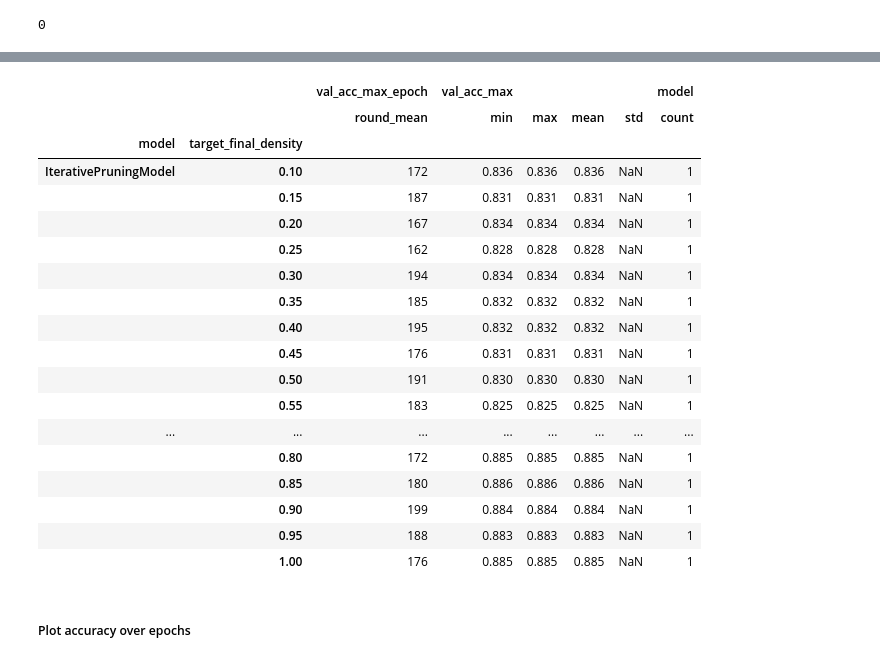
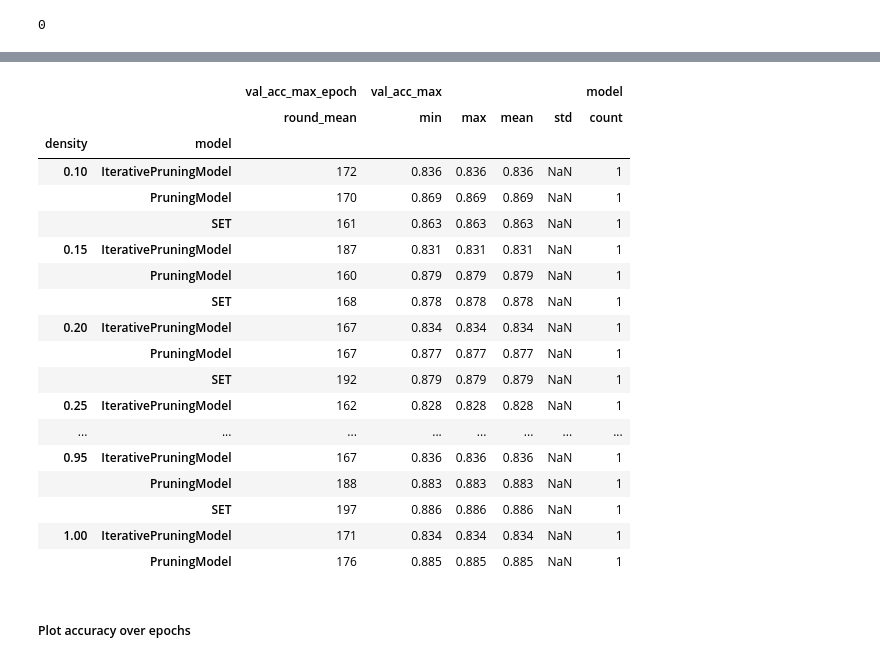
Before and after one commit to numenta/nupic.research, a Jupyter notebook: projects/dynamic_sparse/notebooks/ExperimentAnalysis-Comparisons.ipynb, the cells around one changed output, grey strips where cells are left out. Drawn from its saved outputs; the diff is of its cells as text; code cells hidden in the pictures.

```diff
--- a/projects/dynamic_sparse/notebooks/ExperimentAnalysis-Comparisons.ipynb
+++ b/projects/dynamic_sparse/notebooks/ExperimentAnalysis-Comparisons.ipynb
@@ -87,6 +87,6 @@ sns.set_palette("colorblind")
 # %% [markdown]
 ## Load and check data
 # %%
-exps = ['comparison_set']
+exps = ['comparison_pruning_2' , 'comparison_iterative_pruning_2', 'comparison_set_2']
 paths = [os.path.expanduser("~/nta/results/{}".format(e)) for e in exps]
 df = load_many(paths)
@@ -95,7 +93,3 @@ IndexError: list index out of range
-# %%
-exps = ['comparison_pruning_2' , 'comparison_iterative_pruning_2'] # , 'comparison_set']
-paths = [os.path.expanduser("~/nta/results/{}".format(e)) for e in exps]
-df = load_many(paths)
 # %%
 df.head(5)
 # %% [output]
@@ -171,3 +129,8 @@ Index(['Experiment Name', 'train_acc_max', 'train_acc_max_epoch',
+# %%
+# calculate density for each model
+df.loc[df['model'] == 'PruningModel', 'density'] = df.loc[df['model'] == 'PruningModel', 'target_final_density']
+df.loc[df['model'] == 'IterativePruningModel', 'density'] = df.loc[df['model'] == 'IterativePruningModel', 'target_final_density']
+df.loc[df['model'] == 'SET', 'density'] = df.loc[df['model'] == 'SET', 'on_perc']
 # %% [markdown]
  ## Analysis
 # %% [markdown]
@@ -229,24 +172,24 @@ Name: experiment_type, dtype: object
 # %%
-agg(['model', 'target_final_density'])
+agg(['density', 'model'])
 # %% [output]
 |  |  | val_acc_max_epoch | val_acc_max |  |  |  | model |
 |  |  | round_mean | min | max | mean | std | count |
-| model | target_final_density |  |  |  |  |  |  |
-| IterativePruningModel | 0.10 | 172 | 0.836 | 0.836 | 0.836 | NaN | 1 |
-|  | 0.15 | 187 | 0.831 | 0.831 | 0.831 | NaN | 1 |
-|  | 0.20 | 167 | 0.834 | 0.834 | 0.834 | NaN | 1 |
-|  | 0.25 | 162 | 0.828 | 0.828 | 0.828 | NaN | 1 |
-|  | 0.30 | 194 | 0.834 | 0.834 | 0.834 | NaN | 1 |
-|  | 0.35 | 185 | 0.832 | 0.832 | 0.832 | NaN | 1 |
-|  | 0.40 | 195 | 0.832 | 0.832 | 0.832 | NaN | 1 |
-|  | 0.45 | 176 | 0.831 | 0.831 | 0.831 | NaN | 1 |
-|  | 0.50 | 191 | 0.830 | 0.830 | 0.830 | NaN | 1 |
-|  | 0.55 | 183 | 0.825 | 0.825 | 0.825 | NaN | 1 |
+| density | model |  |  |  |  |  |  |
+| 0.10 | IterativePruningModel | 172 | 0.836 | 0.836 | 0.836 | NaN | 1 |
+|  | PruningModel | 170 | 0.869 | 0.869 | 0.869 | NaN | 1 |
+|  | SET | 161 | 0.863 | 0.863 | 0.863 | NaN | 1 |
+| 0.15 | IterativePruningModel | 187 | 0.831 | 0.831 | 0.831 | NaN | 1 |
+|  | PruningModel | 160 | 0.879 | 0.879 | 0.879 | NaN | 1 |
+|  | SET | 168 | 0.878 | 0.878 | 0.878 | NaN | 1 |
+| 0.20 | IterativePruningModel | 167 | 0.834 | 0.834 | 0.834 | NaN | 1 |
+|  | PruningModel | 167 | 0.877 | 0.877 | 0.877 | NaN | 1 |
+|  | SET | 192 | 0.879 | 0.879 | 0.879 | NaN | 1 |
+| 0.25 | IterativePruningModel | 162 | 0.828 | 0.828 | 0.828 | NaN | 1 |
 | ... | ... | ... | ... | ... | ... | ... | ... |
-|  | 0.80 | 172 | 0.885 | 0.885 | 0.885 | NaN | 1 |
-|  | 0.85 | 180 | 0.886 | 0.886 | 0.886 | NaN | 1 |
-|  | 0.90 | 199 | 0.884 | 0.884 | 0.884 | NaN | 1 |
-|  | 0.95 | 188 | 0.883 | 0.883 | 0.883 | NaN | 1 |
-|  | 1.00 | 176 | 0.885 | 0.885 | 0.885 | NaN | 1 |
+| 0.95 | IterativePruningModel | 167 | 0.836 | 0.836 | 0.836 | NaN | 1 |
+|  | PruningModel | 188 | 0.883 | 0.883 | 0.883 | NaN | 1 |
+|  | SET | 197 | 0.886 | 0.886 | 0.886 | NaN | 1 |
+| 1.00 | IterativePruningModel | 171 | 0.834 | 0.834 | 0.834 | NaN | 1 |
+|  | PruningModel | 176 | 0.885 | 0.885 | 0.885 | NaN | 1 |
 # %% [markdown]
 ##### Plot accuracy over epochs
```
Also changed, not shown: parts of 16 cells of this notebook.
